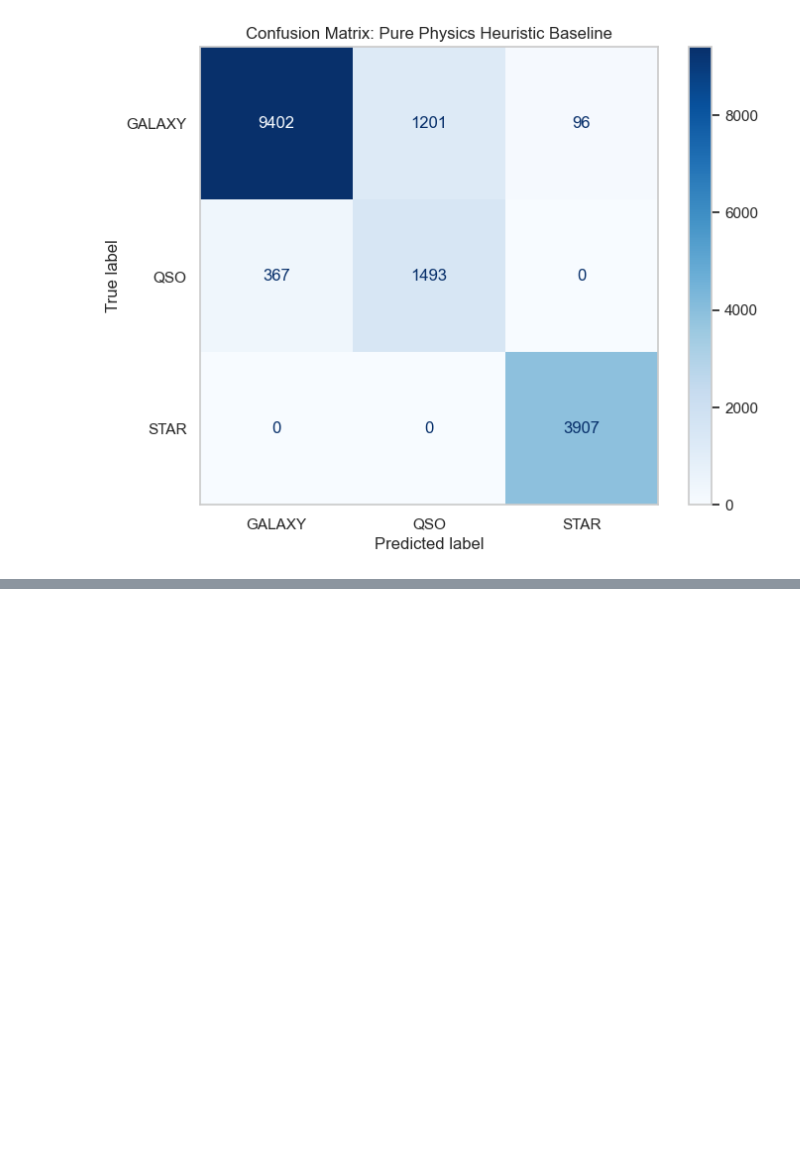
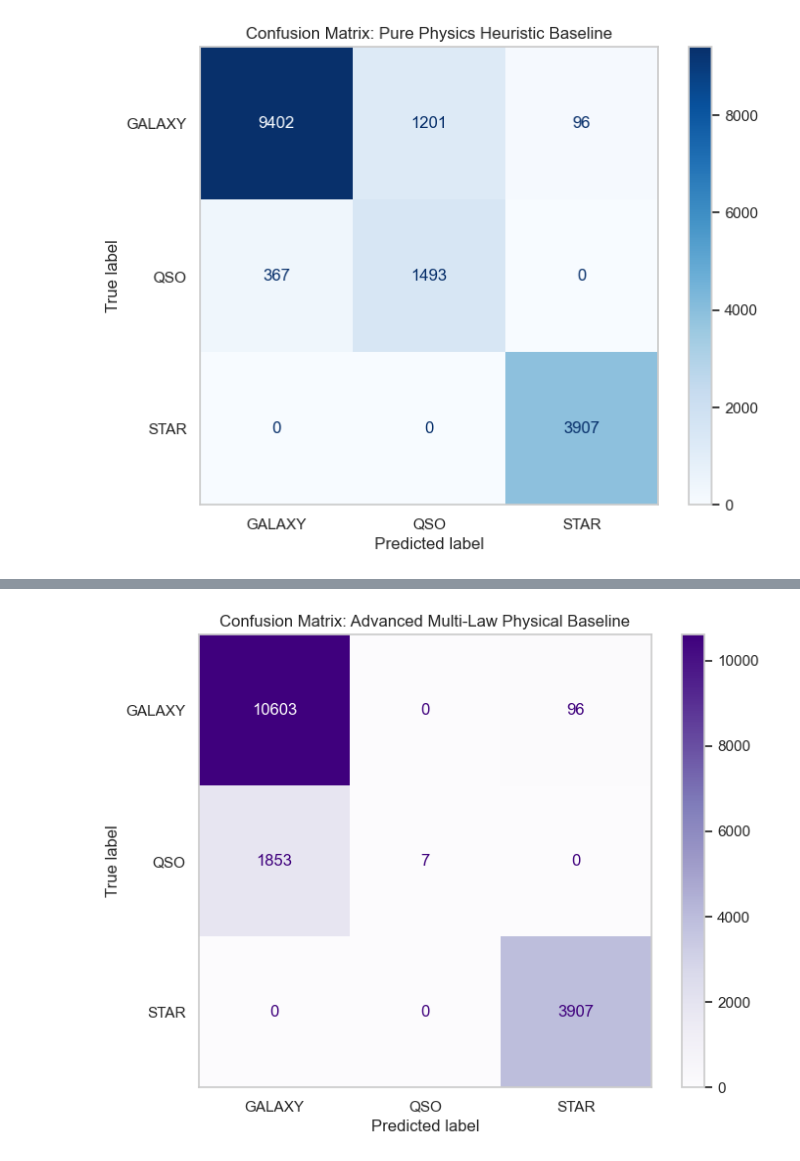
Before and after one commit to DimovDimo/SDSS17-ML-Research, a Jupyter notebook: SDSS17-ML-Research.ipynb, the cells around one changed output, grey strips where cells are left out. Cells and saved outputs as stored; diff of their text form; code cells hidden in the pictures; blank space fills up the shorter version.

Commit message:
feat: upgrade baseline to an advanced physics-informed classifier

```diff
--- a/SDSS17-ML-Research.ipynb
+++ b/SDSS17-ML-Research.ipynb
@@ -847,0 +854,73 @@ weighted avg       0.92      0.90      0.91     16466
+# %%
+import numpy as np
+import pandas as pd
+from sklearn.base import BaseEstimator, ClassifierMixin
+from sklearn.metrics import classification_report, confusion_matrix, ConfusionMatrixDisplay
+import matplotlib.pyplot as plt
+
+class AdvancedPhysicsClassifier(BaseEstimator, ClassifierMixin):
+    """
+    An advanced rule-based classifier that combines multiple physical laws:
+    Doppler velocities, Pogson fluxes, Spectral indices, and Wien's color temperatures.
+    """
+    def __init__(self, star_z_thresh=0.005, qso_z_thresh=0.550, spectral_index_thresh=-0.5):
+        self.star_z_thresh = star_z_thresh
+        self.qso_z_thresh = qso_z_thresh
+        self.spectral_index_thresh = spectral_index_thresh
+        self.classes_ = np.array([0, 1, 2])
+
+    def fit(self, X, y=None):
+        return self
+
+    def predict(self, X):
+        # Ensure we work with programmatic numpy arrays or pandas values
+        if isinstance(X, pd.DataFrame):
+            df_in = X
+        else:
+            # Reconstruct temporary dataframe if inputs are raw numpy rows
+            df_in = pd.DataFrame(X, columns=['alpha', 'delta', 'u', 'g', 'r', 'i', 'z', 'redshift',
+                                             'u_g', 'g_r', 'r_i', 'i_z', 'total_flux_proxy',
+                                             'u_z_ratio', 'spectral_std'])
+
+        # 1. Dynamically calculate our 4 physics constraints for the dataset
+        v_radial = calculate_radial_velocity(df_in['redshift'].values)
+        flux_r = convert_magnitude_to_flux(df_in['r'].values)
+        alpha_spec = calculate_spectral_index(df_in['u'].values, df_in['z'].values)
+        color_temp = calculate_color_temperature_proxy(df_in['u'].values, df_in['r'].values)
+
+        redshift = df_in['redshift'].values
+        predictions = np.zeros(len(df_in), dtype=int)
+
+        # 2. Deploy multi-layered physics logical decisions
+        for idx in range(len(df_in)):
+            # Rule A: Static local objects with low radial velocity are Stars
+            if redshift[idx] < self.star_z_thresh and v_radial[idx] < 1500.0:
+                predictions[idx] = 2  # STAR
+
+            # Rule B: Distant objects with high redshift AND steep active galactic blue spectral indexes are Quasars
+            elif redshift[idx] > self.qso_z_thresh and alpha_spec[idx] < self.spectral_index_thresh:
+                predictions[idx] = 1  # QSO
+
+            # Rule C: Complementary spectrum values fall into general Galaxies
+            else:
+                predictions[idx] = 0  # GALAXY
+
+        return predictions
+
+# 1. Initialize and predict using the advanced physics rule matrix on unscaled test split
+advanced_phys_model = AdvancedPhysicsClassifier(star_z_thresh=0.005, qso_z_thresh=0.550, spectral_index_thresh=-0.2)
+y_pred_advanced = advanced_phys_model.predict(X_test)
+
+# 2. Performance analysis evaluation reports
+print("--- Advanced Physics-Informed Classifier Performance ---")
+print(classification_report(y_test, y_pred_advanced, target_names=['GALAXY', 'QSO', 'STAR']))
+
+# 3. Print out structural enhancement metrics via Confusion Matrix
+cm_adv = confusion_matrix(y_test, y_pred_advanced)
+plt.figure(figsize=(8, 6))
+disp = ConfusionMatrixDisplay(confusion_matrix=cm_adv, display_labels=['GALAXY', 'QSO', 'STAR'])
+disp.plot(cmap='Purples', ax=plt.gca(), values_format='d')
+plt.title("Confusion Matrix: Advanced Multi-Law Physical Baseline")
+plt.grid(False)
+plt.show()
+# %% [output]
@@ -847,0 +937 @@ weighted avg       0.92      0.90      0.91     16466
+[figure, added]
```
Also changed, not shown: parts of 2 cells of this notebook.
